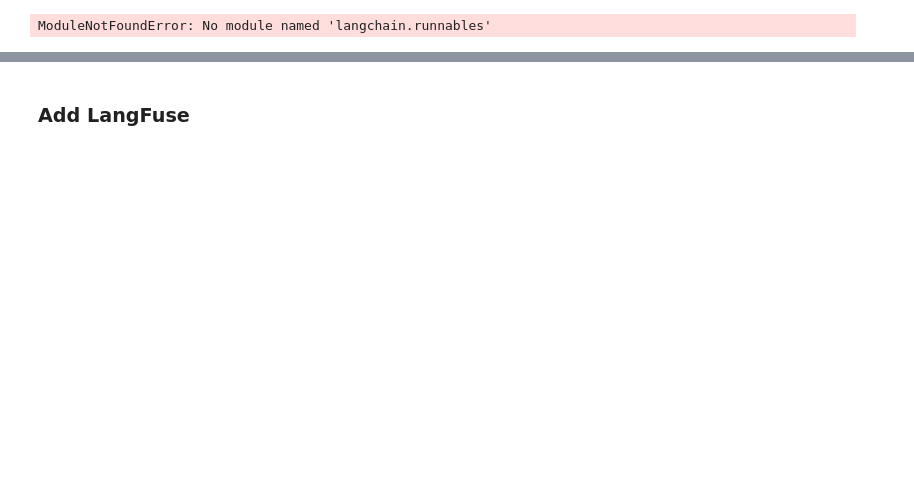
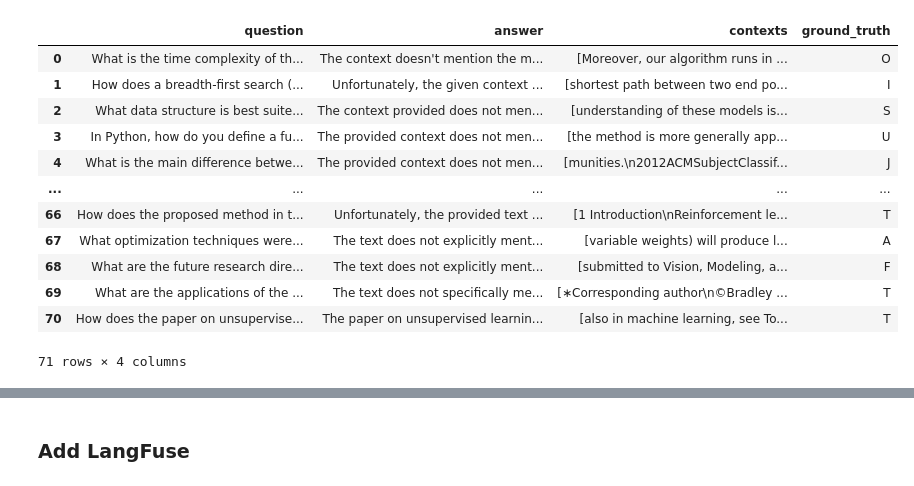
Before and after one commit to Gabriel9753/RAGXiv, a Jupyter notebook: src/test_sub/ragas.ipynb, the cells around one changed output, grey strips where cells are left out. Cells and saved outputs as stored; diff of their text form; code cells hidden in the pictures; blank space fills up the shorter version.

```diff
--- a/src/test_sub/ragas.ipynb
+++ b/src/test_sub/ragas.ipynb
@@ -43,9 +26,3 @@ emb = HuggingFaceEmbeddings(model_name="sentence-transformers/allenai-specter",
 # )
 
 # testset = generator.generate_with_langchain_docs(chunks, test_size=1, distributions={simple: 0.5, reasoning: 0.25, multi_context: 0.25}, raise_exceptions=False)
-# %%
-from langchain_community.vectorstores import Chroma
-
-
-vectorstore = Chroma.from_documents(chunks, emb)
-retriever = vectorstore.as_retriever()
@@ -62,15 +69,3 @@ prompt = PromptTemplate(
     template=template,
     input_variables=["context","question"]
   )
-# %%
-from langchain_core.runnables import RunnablePassthrough
-from langchain.output_parser import StrOutputParser
-
-rag_chain = (
-    {"context": retriever,  "question": RunnablePassthrough()}
-    | prompt
-    | llm
-    | StrOutputParser()
-)
-# %% [output]
-ModuleNotFoundError: No module named 'langchain.runnables'
@@ -134 +121,19 @@ print(dataset)
+# %%
+dataset = dataset.to_pandas()
+dataset["ground_truth"] = [gt[0] for gt in dataset["ground_truth"]]
+dataset
+# %% [output]
+|  | question | answer | contexts | ground_truth |
+| 0 | What is the time complexity of th... | The context doesn't mention the m... | [Moreover, our algorithm runs in ... | O |
+| 1 | How does a breadth-first search (... | Unfortunately, the given context ... | [shortest path between two end po... | I |
+| 2 | What data structure is best suite... | The context provided does not men... | [understanding of these models is... | S |
+| 3 | In Python, how do you define a fu... | The provided context does not men... | [the method is more generally app... | U |
+| 4 | What is the main difference betwe... | The provided context does not men... | [munities.\n2012ACMSubjectClassif... | J |
+| ... | ... | ... | ... | ... |
+| 66 | How does the proposed method in t... | Unfortunately, the provided text ... | [1 Introduction\nReinforcement le... | T |
+| 67 | What optimization techniques were... | The text does not explicitly ment... | [variable weights) will produce l... | A |
+| 68 | What are the future research dire... | The text does not explicitly ment... | [submitted to Vision, Modeling, a... | F |
+| 69 | What are the applications of the ... | The text does not specifically me... | [∗Corresponding author\n©Bradley ... | T |
+| 70 | How does the paper on unsupervise... | The paper on unsupervised learnin... | [also in machine learning, see To... | T |
+71 rows × 4 columns
 # %%
```
Also changed, not shown: parts of 14 cells of this notebook, 17 other files.
